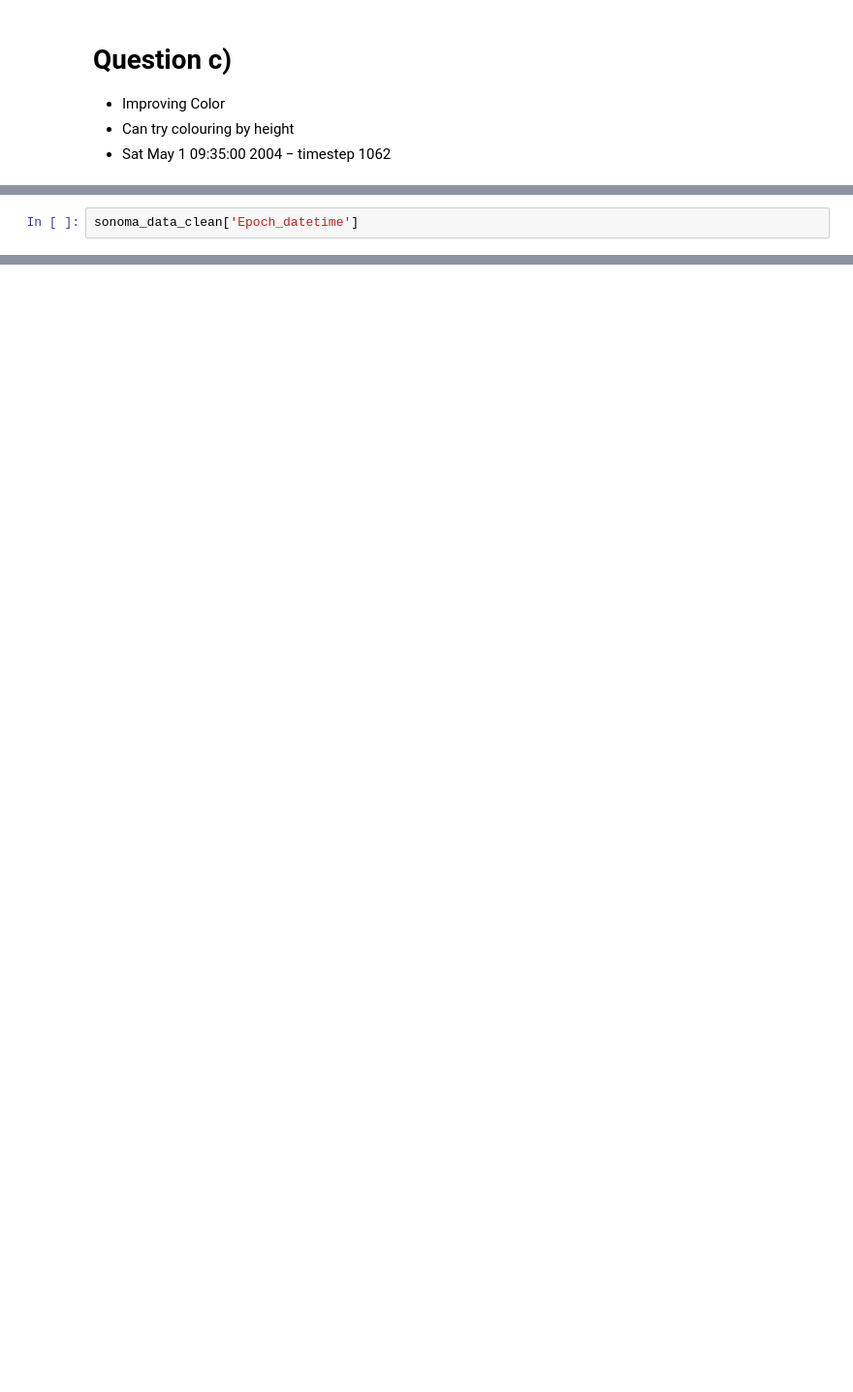
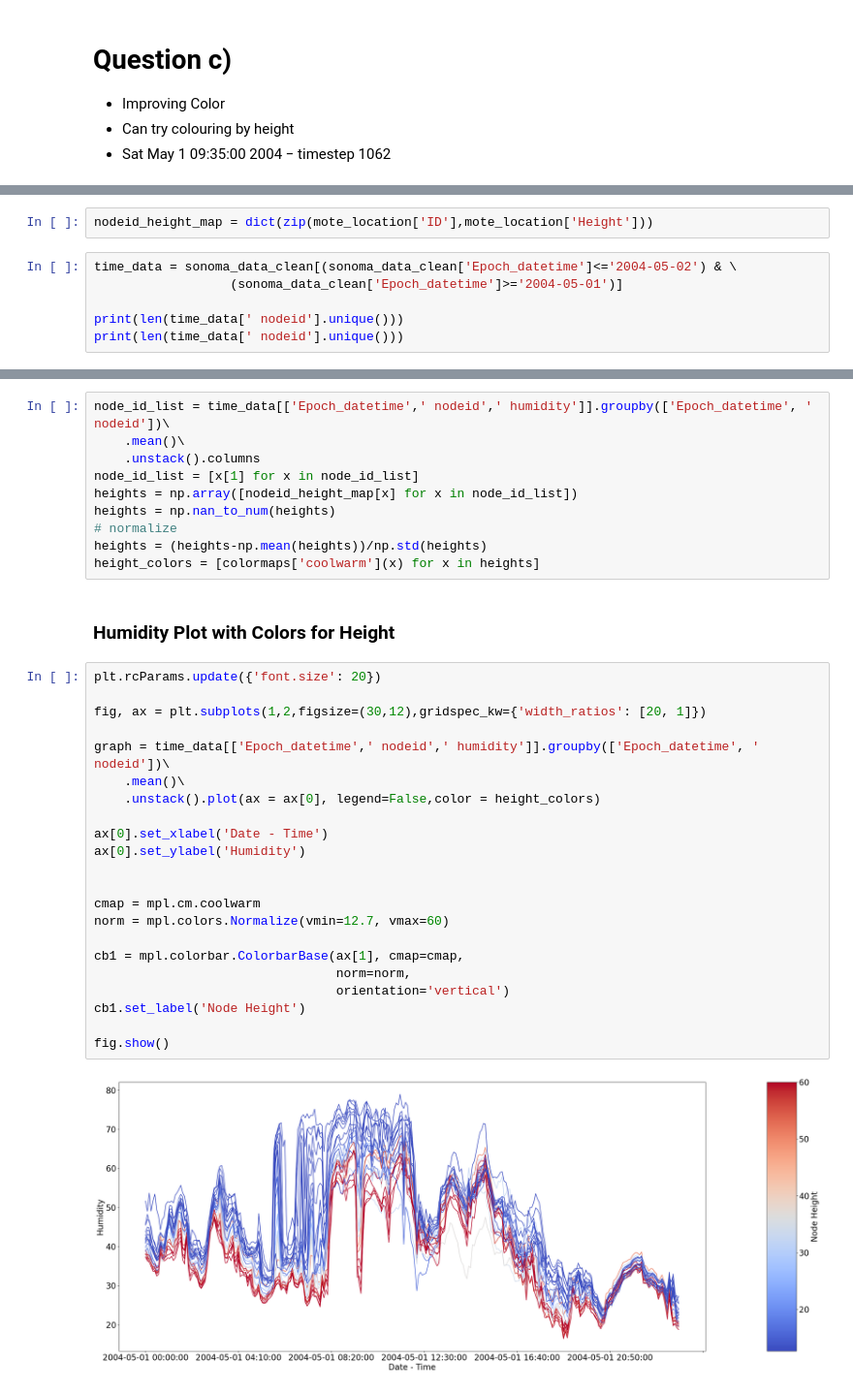
Before and after one commit to WHITSNAK/sta521_proj1, a Jupyter notebook: Graph Critique.ipynb, the cells around one changed output, grey strips where cells are left out. Shown at 97% size. Cells and saved outputs as stored; diff of their text form; blank space fills up the shorter version.

```diff
--- a/Graph Critique.ipynb
+++ b/Graph Critique.ipynb
@@ -103,3 +211,9 @@ for i,h in enumerate(selected_heights[::-1]):
+# %%
+nodeid_height_map = dict(zip(mote_location['ID'],mote_location['Height']))
 # %%
-sonoma_data_clean['Epoch_datetime']
+time_data = sonoma_data_clean[(sonoma_data_clean['Epoch_datetime']<='2004-05-02') & \
+                  (sonoma_data_clean['Epoch_datetime']>='2004-05-01')]
+
+print(len(time_data[' nodeid'].unique()))
+print(len(time_data[' nodeid'].unique()))
 # %% [output]
@@ -118,0 +225,36 @@ sonoma_data_clean['Epoch_datetime']
+# %%
+node_id_list = time_data[['Epoch_datetime',' nodeid',' humidity']].groupby(['Epoch_datetime', ' nodeid'])\
+    .mean()\
+    .unstack().columns
+node_id_list = [x[1] for x in node_id_list]
+heights = np.array([nodeid_height_map[x] for x in node_id_list])
+heights = np.nan_to_num(heights)
+# normalize
+heights = (heights-np.mean(heights))/np.std(heights)
+height_colors = [colormaps['coolwarm'](x) for x in heights]
+# %% [markdown]
+### Humidity Plot with Colors for Height
+# %%
+plt.rcParams.update({'font.size': 20})
+
+fig, ax = plt.subplots(1,2,figsize=(30,12),gridspec_kw={'width_ratios': [20, 1]})
+
+graph = time_data[['Epoch_datetime',' nodeid',' humidity']].groupby(['Epoch_datetime', ' nodeid'])\
+    .mean()\
+    .unstack().plot(ax = ax[0], legend=False,color = height_colors)
+
+ax[0].set_xlabel('Date - Time')
+ax[0].set_ylabel('Humidity')
+
+
+cmap = mpl.cm.coolwarm
+norm = mpl.colors.Normalize(vmin=12.7, vmax=60)
+
+cb1 = mpl.colorbar.ColorbarBase(ax[1], cmap=cmap,
+                                norm=norm,
+                                orientation='vertical')
+cb1.set_label('Node Height')
+
+fig.show()
+# %% [output]
+[figure, added]
```
Also changed, not shown: parts of 56 cells of this notebook, 1 other file.
